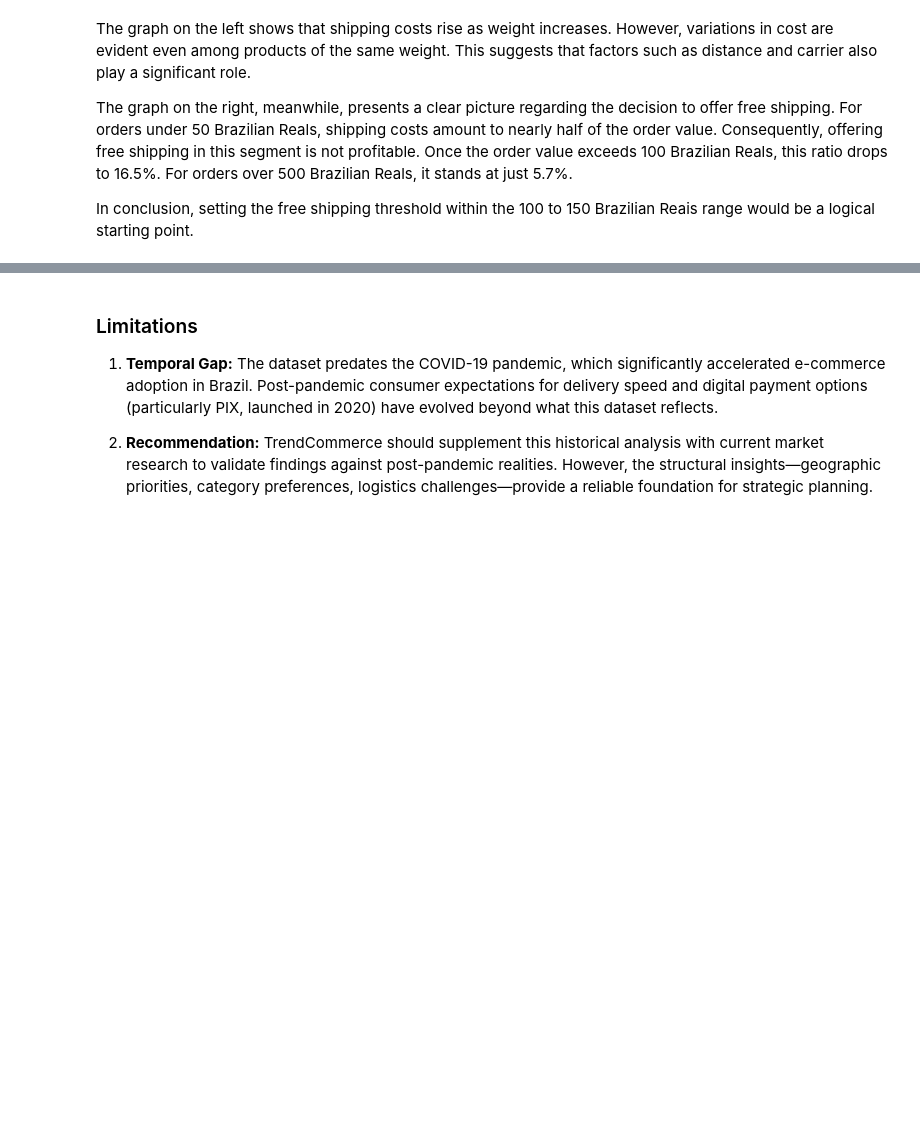
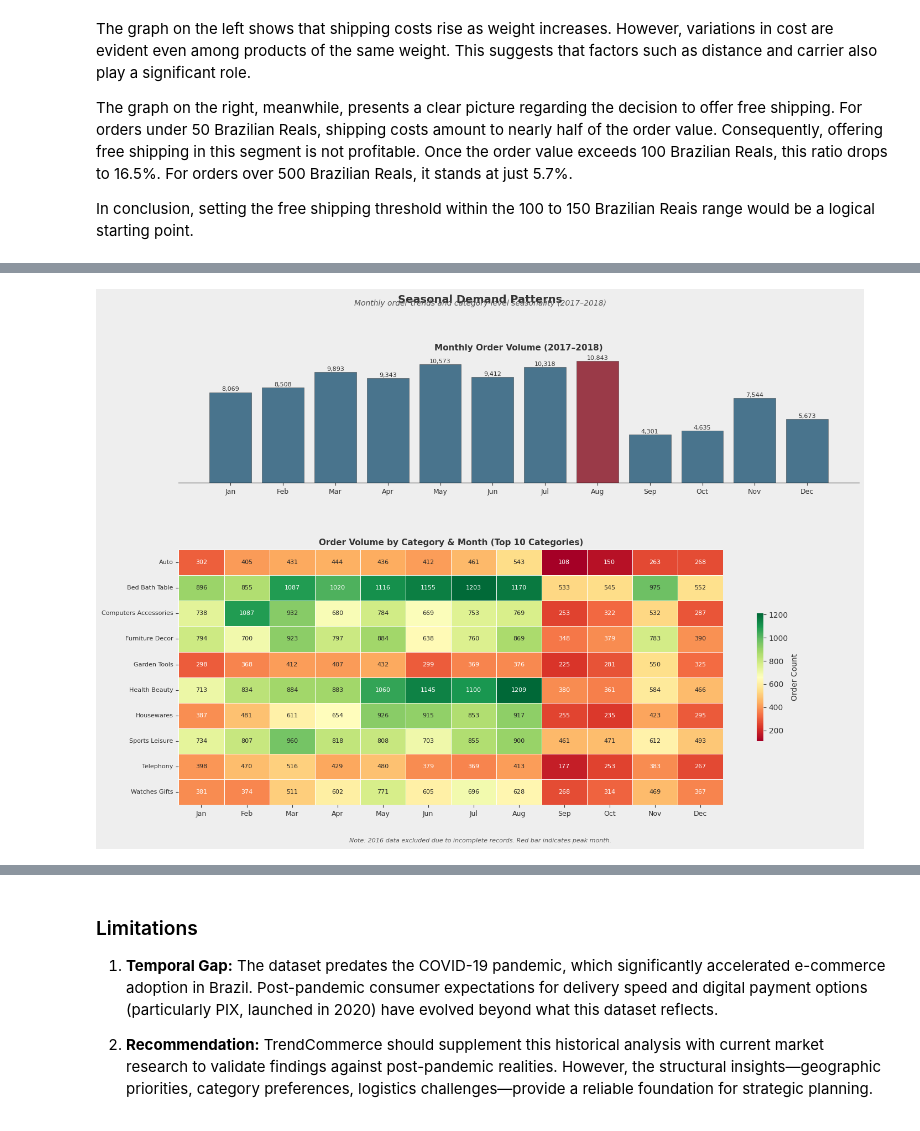
Before and after one commit to celinehacioglu/E-Commerce-Market-Analysis, a Jupyter notebook: analysis.ipynb, the cells around one changed output, grey strips where cells are left out. Drawn from its saved outputs; the diff is of its cells as text; code cells hidden in the pictures; blank space fills up the shorter version.

```diff
--- a/analysis.ipynb
+++ b/analysis.ipynb
@@ -969,0 +1012,73 @@ The geographic distribution mirrors the customer-side concentration observed in
+# %%
+orders['order_purchase_timestamp'] = pd.to_datetime(orders['order_purchase_timestamp'])
+orders['month'] = orders['order_purchase_timestamp'].dt.to_period('M')
+orders['month_num'] = orders['order_purchase_timestamp'].dt.month
+orders['year'] = orders['order_purchase_timestamp'].dt.year
+
+# Monthly order volume (2017-2018 only, 2016 incomplete)
+monthly_orders = orders[orders['year'].isin([2017, 2018])].groupby('month')['order_id'].count()
+
+# Category by month heatmap
+cat_monthly = order_items.merge(products[['product_id', 'product_category_name']], on='product_id') \
+    .merge(category_translation, on='product_category_name') \
+    .merge(orders[['order_id', 'month_num', 'year']], on='order_id')
+
+cat_monthly = cat_monthly[cat_monthly['year'].isin([2017, 2018])]
+
+top_categories = cat_monthly.groupby('product_category_name_english')['order_id'].count() \
+    .sort_values(ascending=False).head(10).index
+
+heatmap_data = cat_monthly[cat_monthly['product_category_name_english'].isin(top_categories)] \
+    .groupby(['product_category_name_english', 'month_num'])['order_id'].count().unstack(fill_value=0)
+
+heatmap_data.index = [i.replace('_', ' ').title() for i in heatmap_data.index]
+heatmap_data.columns = ['Jan', 'Feb', 'Mar', 'Apr', 'May', 'Jun',
+                         'Jul', 'Aug', 'Sep', 'Oct', 'Nov', 'Dec']
+
+fig, (ax1, ax2) = plt.subplots(2, 1, figsize=(14, 10), gridspec_kw={'height_ratios': [1, 2]})
+fig.patch.set_facecolor('#EEEEEE')
+ax1.set_facecolor('#EEEEEE')
+ax2.set_facecolor('#EEEEEE')
+
+fig.suptitle('Seasonal Demand Patterns', fontsize=14, fontweight='bold')
+fig.text(0.5, 0.96, 'Monthly order trends and category-level seasonality (2017–2018)',
+         ha='center', fontsize=10, fontstyle='italic', color='#555555')
+
+# Top: Monthly order volume
+month_labels = ['Jan', 'Feb', 'Mar', 'Apr', 'May', 'Jun',
+                'Jul', 'Aug', 'Sep', 'Oct', 'Nov', 'Dec']
+monthly_by_month = orders[orders['year'].isin([2017, 2018])].groupby('month_num')['order_id'].count()
+
+bar_colors = ['#8B1A2B' if v == monthly_by_month.max() else '#2C5F7C' for v in monthly_by_month.values]
+ax1.bar(range(12), monthly_by_month.values, color=bar_colors, alpha=0.85,
+        edgecolor='#333333', linewidth=0.4)
+
+for i, val in enumerate(monthly_by_month.values):
+    ax1.text(i, val + 100, f'{val:,}', ha='center', fontsize=8)
+
+ax1.set_xticks(range(12))
+ax1.set_xticklabels(month_labels, fontsize=9)
+ax1.set_title('Monthly Order Volume (2017–2018)', fontsize=11, fontweight='bold')
+ax1.spines[['top', 'right', 'left']].set_visible(False)
+ax1.set_yticks([])
+
+# Bottom: Heatmap
+sns.heatmap(heatmap_data, ax=ax2, cmap='RdYlGn', linewidths=0.5,
+            linecolor='white', annot=True, fmt='d', annot_kws={'size': 8},
+            cbar_kws={'shrink': 0.5, 'label': 'Order Count'})
+
+ax2.set_title('Order Volume by Category & Month (Top 10 Categories)', fontsize=11, fontweight='bold')
+ax2.set_xlabel('')
+ax2.set_ylabel('')
+ax2.tick_params(axis='x', rotation=0, labelsize=9)
+ax2.tick_params(axis='y', rotation=0, labelsize=8)
+
+fig.text(0.5, -0.01,
+         'Note: 2016 data excluded due to incomplete records. Red bar indicates peak month.',
+         ha='center', fontsize=8, fontstyle='italic', color='#555555')
+
+plt.tight_layout(rect=[0, 0.02, 1, 0.94])
+plt.subplots_adjust(hspace=0.35)
+plt.show()
+# %% [output]
+[figure, added]
```
Also changed, not shown: parts of 12 cells of this notebook.
